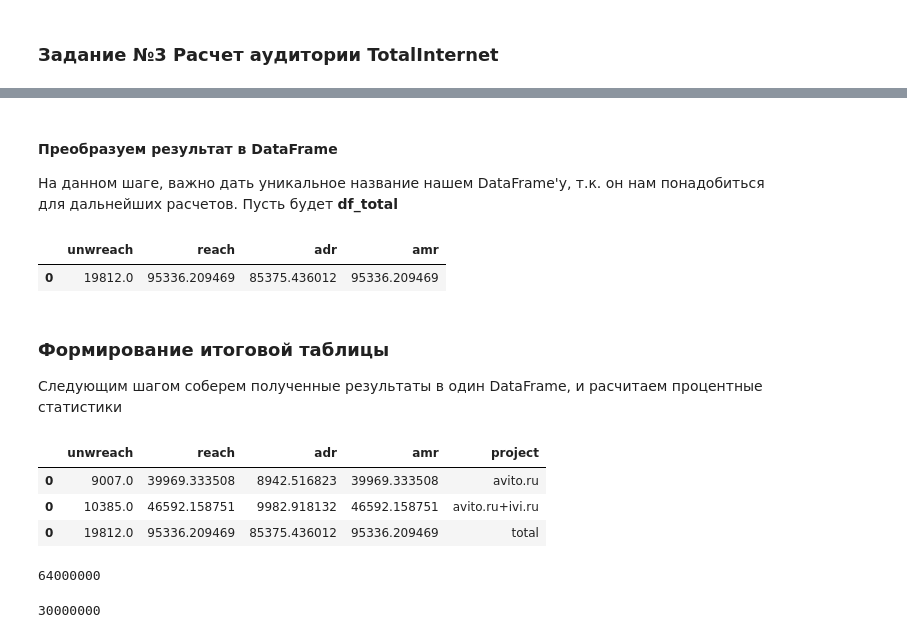
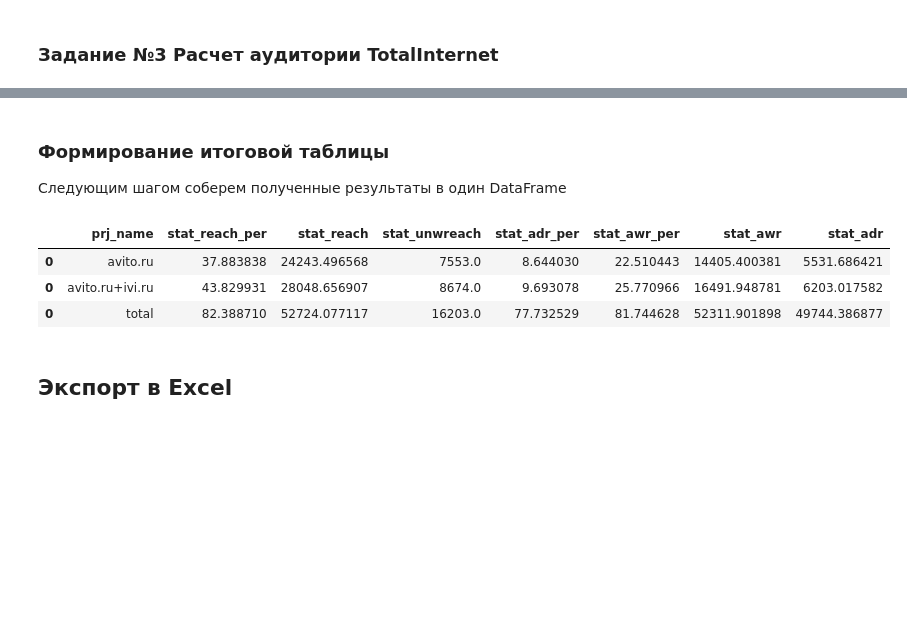
Before and after one commit to MEDIASCOPE-JSC/mediascope-jupyter, a Jupyter notebook: responsum/audience.ipynb, the cells around one changed output, grey strips where cells are left out. Drawn from its saved outputs; the diff is of its cells as text; code cells hidden in the pictures; blank space fills up the shorter version.

```diff
--- a/responsum/audience.ipynb
+++ b/responsum/audience.ipynb
@@ -255,3 +160,0 @@ task_result
-# %%
-df_avito = rt.result2table(task_result)
-df_avito
@@ -315,3 +194,0 @@ task_result
-# %%
-df_avito_ivi = rt.result2table(task_result)
-df_avito_ivi
@@ -322,22 +195,30 @@ df_avito_ivi
 # %% [markdown]
 ### Задание №3 Расчет аудитории TotalInternet
 # %%
-# Задаем название задания (может пригодиться для понимания, где какое задание среди посчитанных)
-task_name = 'Total Internet may 2020'
-# Фильтр по медиа отсутствует
+# Задаем название проекта для отображения в DataFrame
+project_name = 'total'
+
+# Дополнительный фильтр по демографии отсутствует
 media_filter = None
+
 # Фильтр по демографии отсутствует
 demo_filter = None
-# Задаем список статистик для расчета (указываем только нативные)
-statistics=["UnwReach", "Reach", "ADR", "AMR"]
+
+# Задаем список статистик для расчета
+statistics=["UnwReach", "Reach", "ADR", "AWR", "ReachPer", "ADRPer", "AWRPer"]
+
 # Указываем порядок группировки, в нашем случае ее нет
 structure =  {
     "usetype": False
-  }
+}
 
 # Формируем из-заданных параметров заданние для Responsum в формате JSON
-task_json = rt.build_audience_task(facility=facility, date_from=date_from, date_to=date_to, media_filter=media_filter, demo_filter=demo_filter, statistics=statistics, structure=structure)
-# Отправляем задание на расчет
-task_audience = rt.send_audience_task(task_json)
-task_audience
+task_json = rtask.build_audience_task(task_name=project_name, facility=facility, date_from=date_from, date_to=date_to, usetype_filter=usetypes, population_filter=population, ages_filter=ages, media_filter=media_filter, demo_filter=demo_filter, statistics=statistics, structure=structure)
+
+# Отправляем задание на расчет и ждем выполнения
+task_audience = rtask.wait_task(rtask.send_audience_task(task_json))
+
+# Получаем результат
+df_total = rtask.result2table(rtask.get_result(task_audience), project_name=project_name)
+df_total
 # %% [output]
@@ -369,36 +229,15 @@ task_result
-# %% [markdown]
-#### Преобразуем результат в DataFrame
-
-На данном шаге, важно дать уникальное название нашем DataFrame'у, т.к. он нам понадобиться для дальнейших расчетов. Пусть будет __df_total__
-# %%
-df_total = rt.result2table(task_result)
-df_total
-# %% [output]
-|  | unwreach | reach | adr | amr |
-| 0 | 19812.0 | 95336.209469 | 85375.436012 | 95336.209469 |
 # %% [markdown]
 ### Формирование итоговой таблицы
 
-Следующим шагом соберем полученные результаты в один DataFrame, и расчитаем процентные статистики
+Следующим шагом соберем полученные результаты в один DataFrame
 # %%
-# Для начала добавим название проектов в отдельный столбик
-df_avito['project'] = 'avito.ru'
-df_avito_ivi['project'] = 'avito.ru+ivi.ru'
-df_total['project'] = 'total'
-
 # Объединим наши DataFrame'ы
 df_result = pd.concat([df_avito, df_avito_ivi, df_total])
 df_result
 # %% [output]
-|  | unwreach | reach | adr | amr | project |
-| 0 | 9007.0 | 39969.333508 | 8942.516823 | 39969.333508 | avito.ru |
-| 0 | 10385.0 | 46592.158751 | 9982.918132 | 46592.158751 | avito.ru+ivi.ru |
-| 0 | 19812.0 | 95336.209469 | 85375.436012 | 95336.209469 | total |
+|  | prj_name | stat_reach_per | stat_reach | stat_unwreach | stat_adr_per | stat_awr_per | stat_awr | stat_adr |
+| 0 | avito.ru | 37.883838 | 24243.496568 | 7553.0 | 8.644030 | 22.510443 | 14405.400381 | 5531.686421 |
+| 0 | avito.ru+ivi.ru | 43.829931 | 28048.656907 | 8674.0 | 9.693078 | 25.770966 | 16491.948781 | 6203.017582 |
+| 0 | total | 82.388710 | 52724.077117 | 16203.0 | 77.732529 | 81.744628 | 52311.901898 | 49744.386877 |
-# %%
-32000 * 2000
-# %% [output]
-64000000
-# %%
-30000 * 1000
-# %% [output]
-30000000
+# %% [markdown]
+## Экспорт в Excel
```
Also changed, not shown: parts of 36 cells of this notebook, 13 other files.
